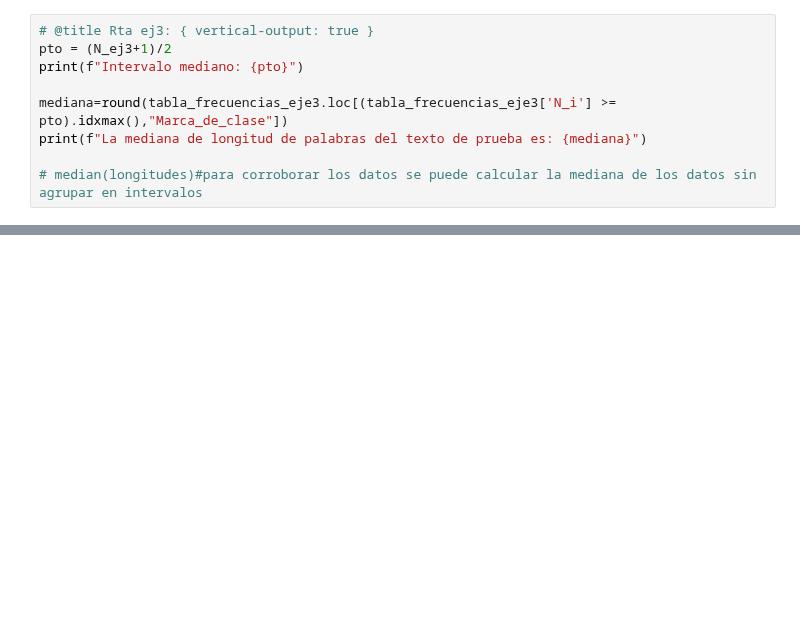
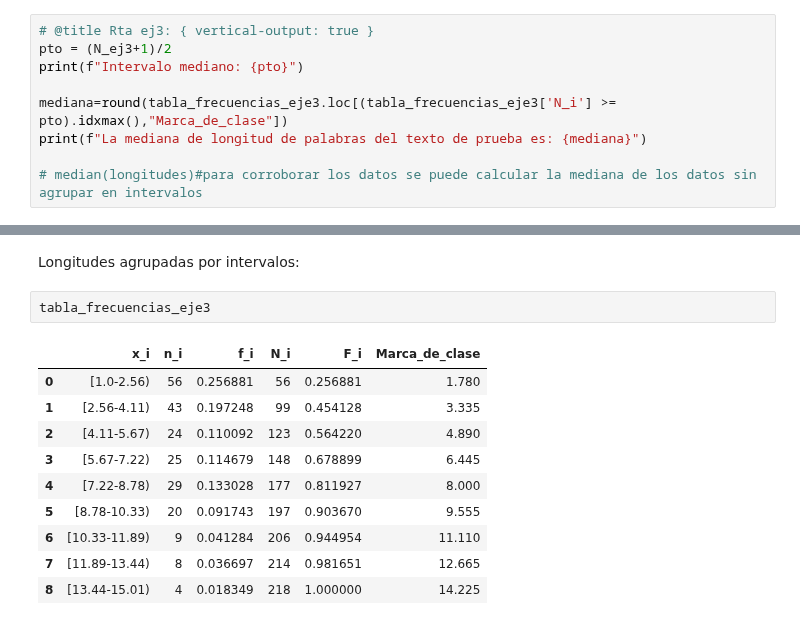
Before and after one commit to ednavivianasegura/Curso_PLN, a Jupyter notebook: PLN_EDNA.ipynb, the cells around one changed output, grey strips where cells are left out. Saved outputs shown, nothing was run; the diff lists cells and outputs as text; blank space fills up the shorter version.

```diff
--- a/PLN_EDNA.ipynb
+++ b/PLN_EDNA.ipynb
@@ -1079,0 +1143,15 @@ print(f"La mediana de longitud de palabras del texto de prueba es: {mediana}")
+# %% [markdown]
+Longitudes agrupadas por intervalos:
+# %%
+tabla_frecuencias_eje3
+# %% [output]
+|  | x_i | n_i | f_i | N_i | F_i | Marca_de_clase |
+| 0 | [1.0-2.56) | 56 | 0.256881 | 56 | 0.256881 | 1.780 |
+| 1 | [2.56-4.11) | 43 | 0.197248 | 99 | 0.454128 | 3.335 |
+| 2 | [4.11-5.67) | 24 | 0.110092 | 123 | 0.564220 | 4.890 |
+| 3 | [5.67-7.22) | 25 | 0.114679 | 148 | 0.678899 | 6.445 |
+| 4 | [7.22-8.78) | 29 | 0.133028 | 177 | 0.811927 | 8.000 |
+| 5 | [8.78-10.33) | 20 | 0.091743 | 197 | 0.903670 | 9.555 |
+| 6 | [10.33-11.89) | 9 | 0.041284 | 206 | 0.944954 | 11.110 |
+| 7 | [11.89-13.44) | 8 | 0.036697 | 214 | 0.981651 | 12.665 |
+| 8 | [13.44-15.01) | 4 | 0.018349 | 218 | 1.000000 | 14.225 |
```
Also changed, not shown: parts of 7 cells of this notebook.
